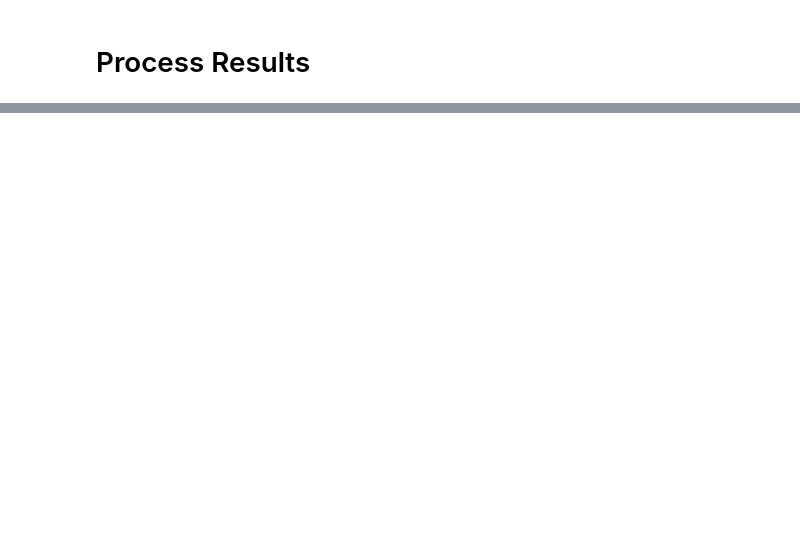
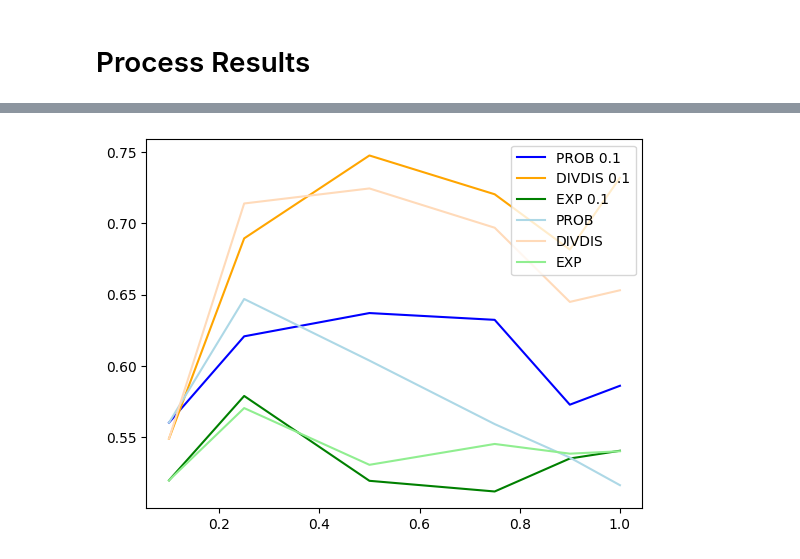
Before and after one commit to oliveradk/diverse-gen, a Jupyter notebook: cifar_mnist_sweep.ipynb, the cells around one changed output, grey strips where cells are left out. Drawn from its saved outputs; the diff is of its cells as text; code cells hidden in the pictures; blank space fills up the shorter version.

```diff
--- a/cifar_mnist_sweep.ipynb
+++ b/cifar_mnist_sweep.ipynb
@@ -197,6 +256,13 @@ results_fixed_lower_bound = {k: dict(v) for k, v in results_fixed_lower_bound.it
 # %%
+results_lower_bound_0_1 = results_fixed_lower_bound[0.1]
 # plot mean accuracy for each method type at each mix rate
+color_map = {LossType.PROB: "blue", LossType.DIVDIS: "orange", LossType.EXP: "green"}
+off_colors = {LossType.PROB: "lightblue", LossType.DIVDIS: "peachpuff", LossType.EXP: "lightgreen"}
+for loss_type, loss_results in results_lower_bound_0_1.items():
+    plt.plot(sorted(loss_results.keys()), [np.mean(loss_results[mix_rate]) for mix_rate in sorted(loss_results.keys())], label=f"{loss_type.name} 0.1", color=color_map[loss_type])
 for loss_type, loss_results in results.items():
-    plt.plot(sorted(loss_results.keys()), [np.mean(loss_results[mix_rate]) for mix_rate in sorted(loss_results.keys())], label=loss_type.name)
+    plt.plot(sorted(loss_results.keys()), [np.mean(loss_results[mix_rate]) for mix_rate in sorted(loss_results.keys())], label=loss_type.name, color=off_colors[loss_type])
 plt.legend()
 plt.show()
+# %% [output]
+[figure, added]
```
Also changed, not shown: parts of 14 cells of this notebook, 5 other files.
